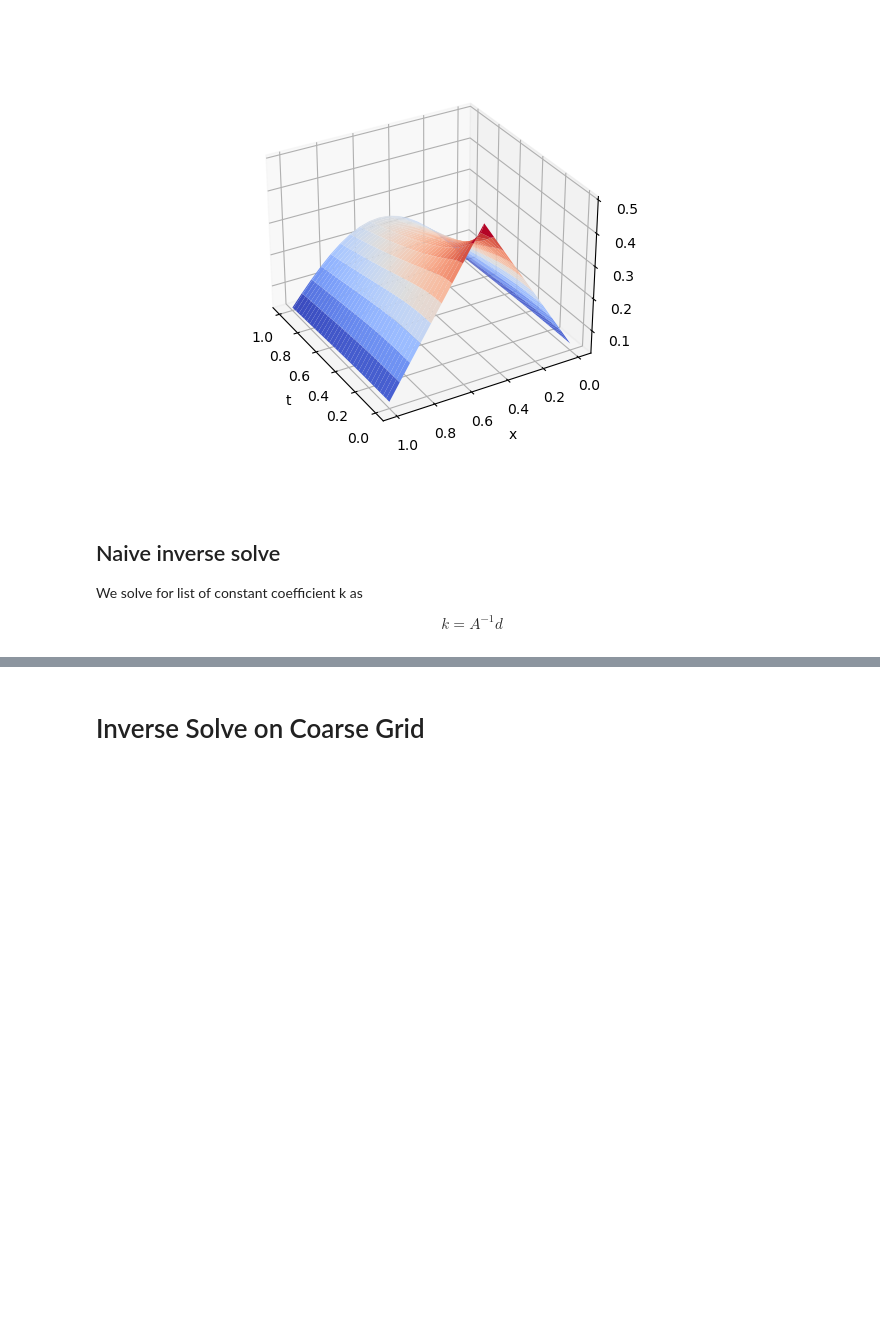
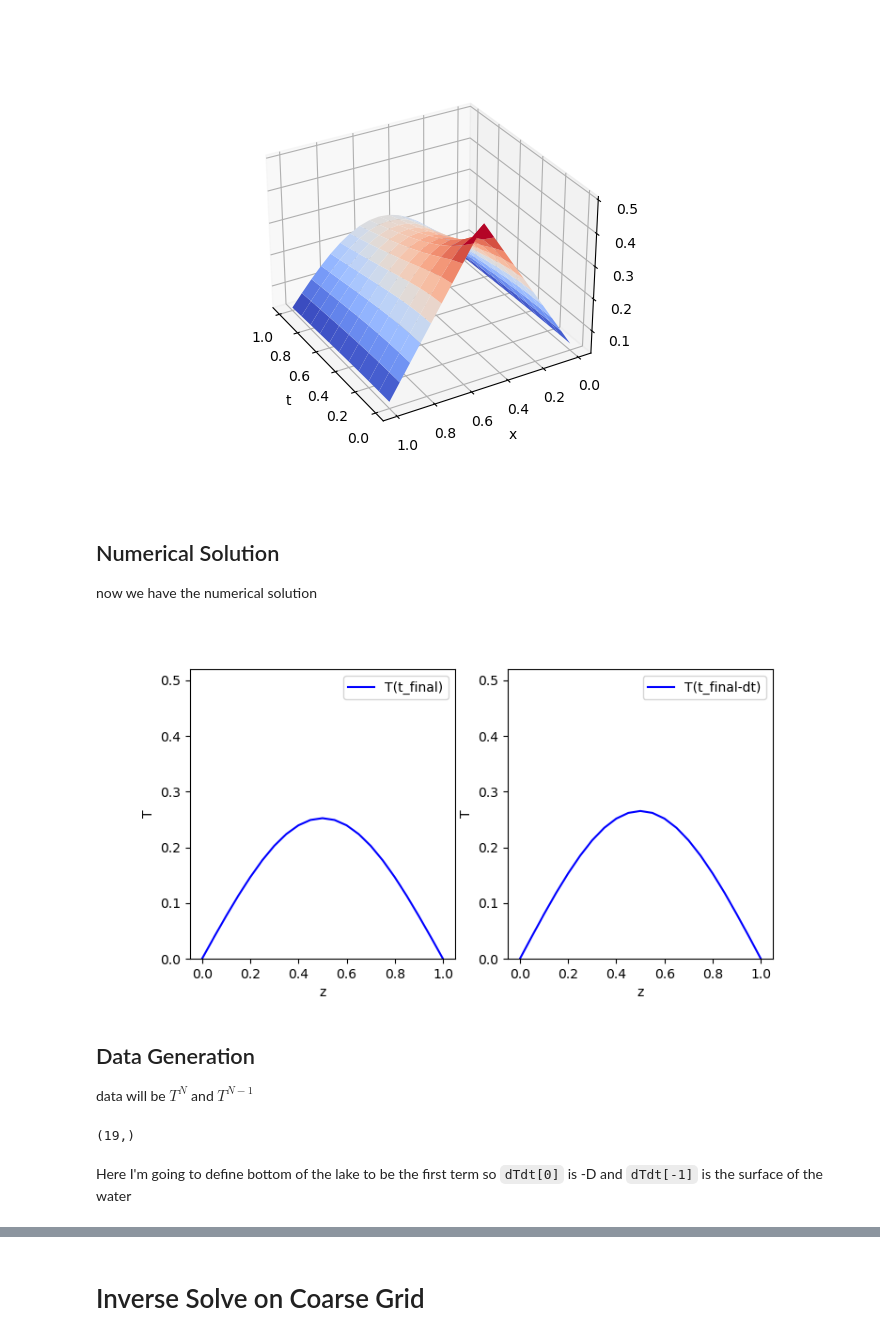
Before and after one commit to aho38/inverse_problem, a Jupyter notebook: k_coeff_recover.ipynb, the cells around one changed output, grey strips where cells are left out. Drawn from its saved outputs; the diff is of its cells as text; code cells hidden in the pictures; blank space fills up the shorter version.

Commit message:
setup rework, fixed data, integral as a function of z

````diff
--- a/k_coeff_recover.ipynb
+++ b/k_coeff_recover.ipynb
@@ -116,10 +61,31 @@ ax.set_ylabel('x')
 ax.view_init(elev=30, azim=150)
 # %% [output]
 [figure]
-# %% [markdown]
-## Naive inverse solve
-We solve for list of constant coefficient k as
-
-$$
-k = A^{-1}d
-$$
+# %% [markdown]
+## Numerical Solution
+
+now we have the numerical solution
+# %%
+## Plotting the solutions
+plt.figure(figsize=(8,4))
+plt.subplot(1,2,1)
+# ploting the initial solution
+plot(inv_solv.temps[...,-1], L, nx, "-b", label = 'T(t_final)')
+# plot(T[...,0], L, nx, "og", label = 'd')
+plt.xlabel('z')
+plt.ylabel('T')
+plt.ylim([0,0.52])
+plt.legend()
+plt.subplot(1,2,2)
+# plotting the solution after time steps
+plot(inv_solv.temps[...,-2], L, nx, "-b", label = 'T(t_final-dt)')
+plt.xlabel('z')
+plt.ylabel('T')
+plt.ylim([0,0.52])
+plt.legend()
+plt.show()
+# %% [output]
+[figure, added]
+# %% [markdown]
+## Data Generation
+data will be $T^N$ and $T^{N-1}$
@@ -125,0 +97,6 @@ $$
+# %%
+coef = np.array((-1, 1)) / dt # coefficient for forward euler
+dTdt = d @ coef # matrix multiply d and x to get a vector of dTdt
+print(dTdt.shape)
+# %% [output]
+(19,)
@@ -125,0 +122,2 @@ $$
+# %% [markdown]
+Here I'm going to define bottom of the lake to be the first term so ```dTdt[0]``` is -D and ```dTdt[-1]``` is the surface of the water
````
Also changed, not shown: parts of 10 cells of this notebook, 2 other files.
